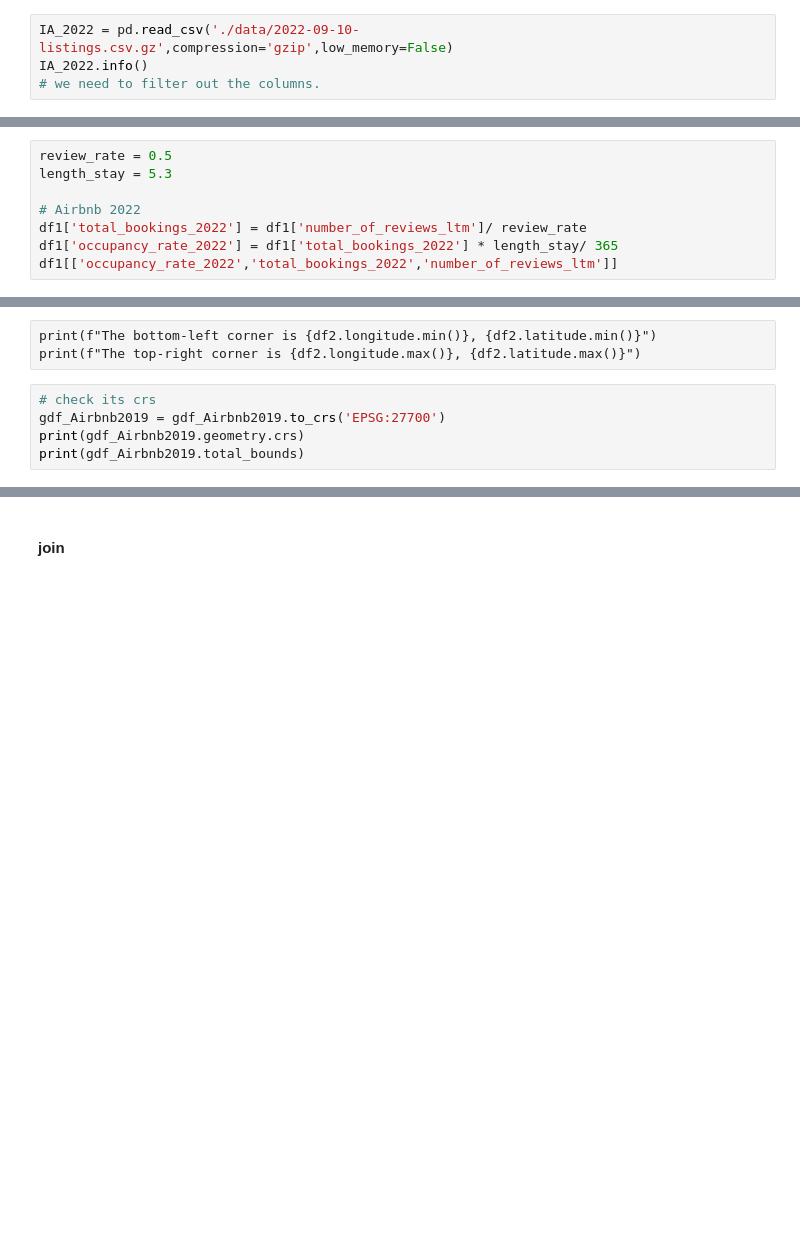
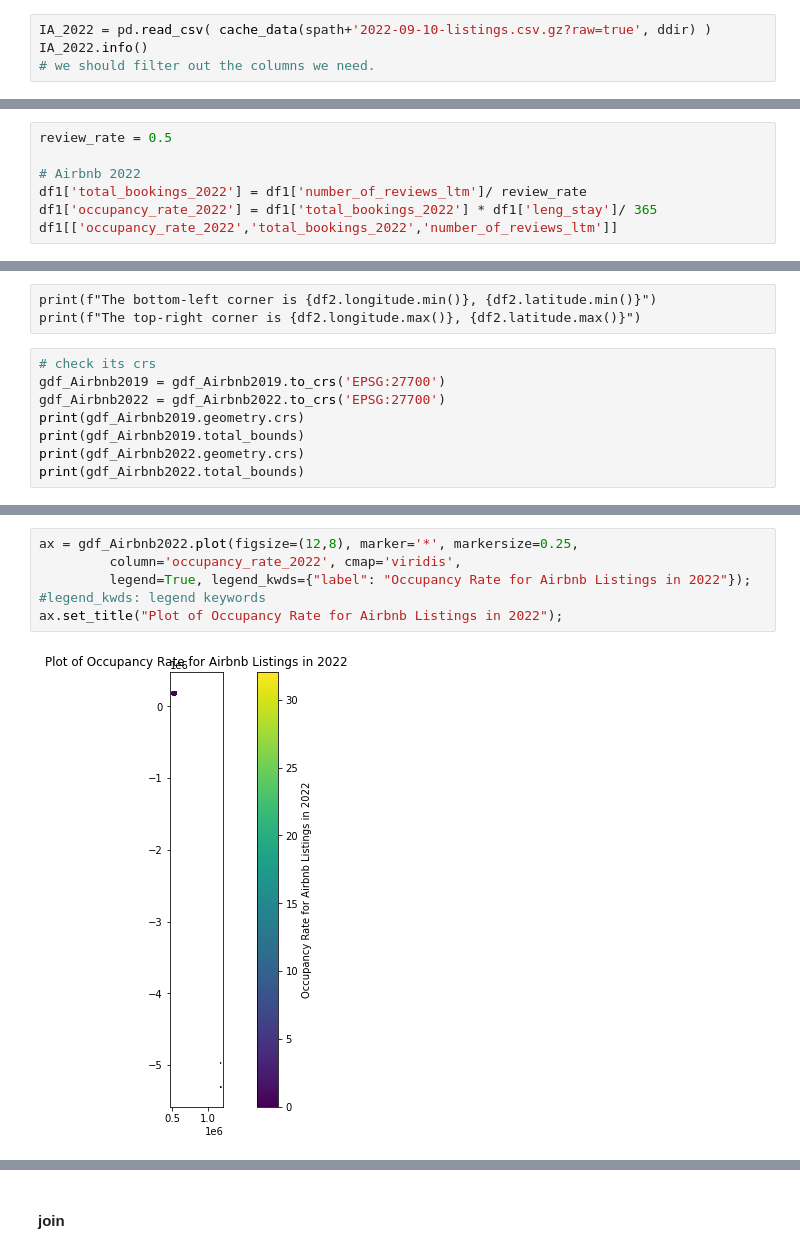
Before and after one commit to JinJiang22/fsds_GroupWork, a Jupyter notebook: Reproducible Analysis.ipynb, the cells around one changed output, grey strips where cells are left out. Saved outputs shown, nothing was run; the diff lists cells and outputs as text; blank space fills up the shorter version.

Commit message:
calculate length of stay

```diff
--- a/Reproducible Analysis.ipynb
+++ b/Reproducible Analysis.ipynb
@@ -156,5 +186,5 @@ IA_2022[['latitude','longitude']]
 # %%
-IA_2022 = pd.read_csv('./data/2022-09-10-listings.csv.gz',compression='gzip',low_memory=False)
+IA_2022 = pd.read_csv( cache_data(spath+'2022-09-10-listings.csv.gz?raw=true', ddir) )
 IA_2022.info()
-# we need to filter out the columns.
+# we should filter out the columns we need.
 # %% [output]
@@ -505,10 +567,9 @@ df2.minimum_nights.plot.line()
 # %%
 review_rate = 0.5
-length_stay = 5.3
 
 # Airbnb 2022
 df1['total_bookings_2022'] = df1['number_of_reviews_ltm']/ review_rate
-df1['occupancy_rate_2022'] = df1['total_bookings_2022'] * length_stay/ 365
+df1['occupancy_rate_2022'] = df1['total_bookings_2022'] * df1['leng_stay']/ 365
 df1[['occupancy_rate_2022','total_bookings_2022','number_of_reviews_ltm']]
 # %% [output]
 A value is trying to be set on a copy of a slice from a DataFrame.
@@ -608,8 +677,11 @@ print(f"The top-right corner is {df2.longitude.max()}, {df2.latitude.max()}")
 # %%
 # check its crs
 gdf_Airbnb2019 = gdf_Airbnb2019.to_crs('EPSG:27700')
+gdf_Airbnb2022 = gdf_Airbnb2022.to_crs('EPSG:27700')
 print(gdf_Airbnb2019.geometry.crs)
 print(gdf_Airbnb2019.total_bounds)
+print(gdf_Airbnb2022.geometry.crs)
+print(gdf_Airbnb2022.total_bounds)
 # %% [output]
 EPSG:27700
 [504189.9384281  157077.66437635 558509.91187284 199932.45808543]
@@ -623,3 +697,10 @@ ax.set_title("Plot of Occupancy Rate for Airbnb Listings in 2019");
+# %%
+ax = gdf_Airbnb2022.plot(figsize=(12,8), marker='*', markersize=0.25,
+         column='occupancy_rate_2022', cmap='viridis',
+         legend=True, legend_kwds={"label": "Occupancy Rate for Airbnb Listings in 2022"});  #legend_kwds: legend keywords
+ax.set_title("Plot of Occupancy Rate for Airbnb Listings in 2022");
+# %% [output]
+[figure, added]
 # %%
 # Plot Airbnb listings and London ward to the same axes
 
```
Also changed, not shown: parts of 44 cells of this notebook.
